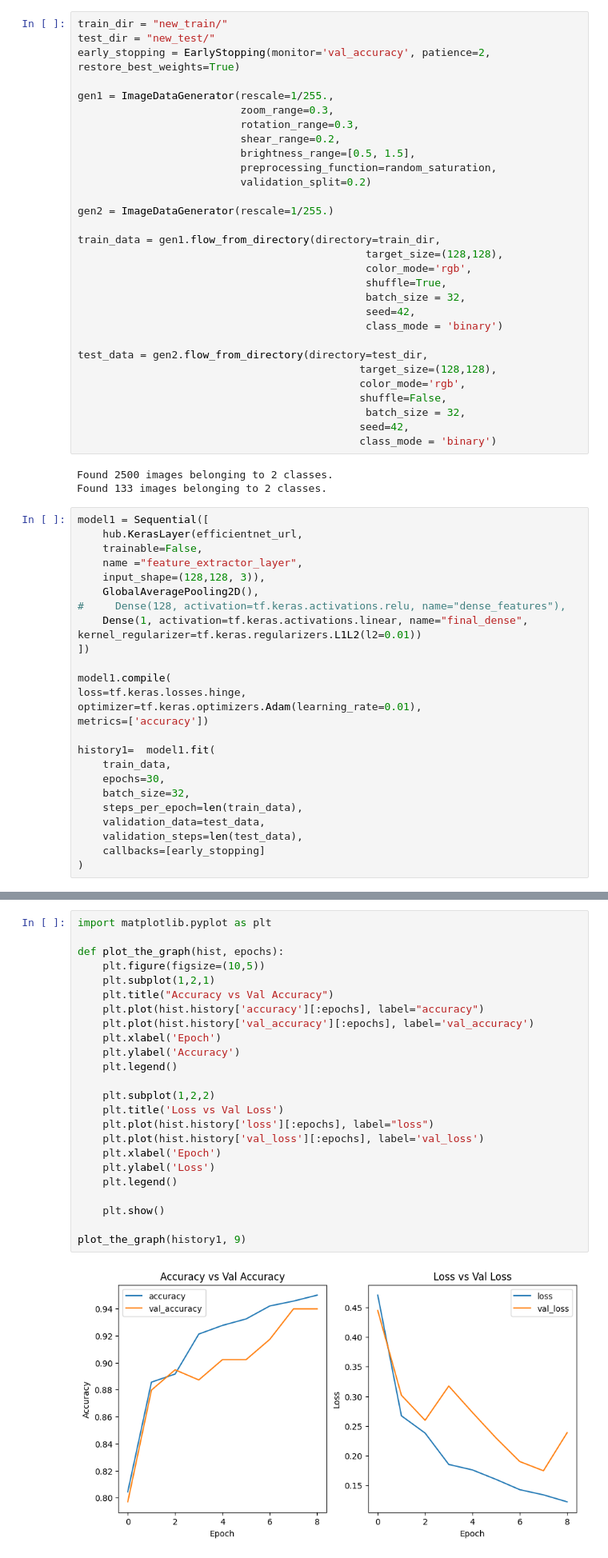
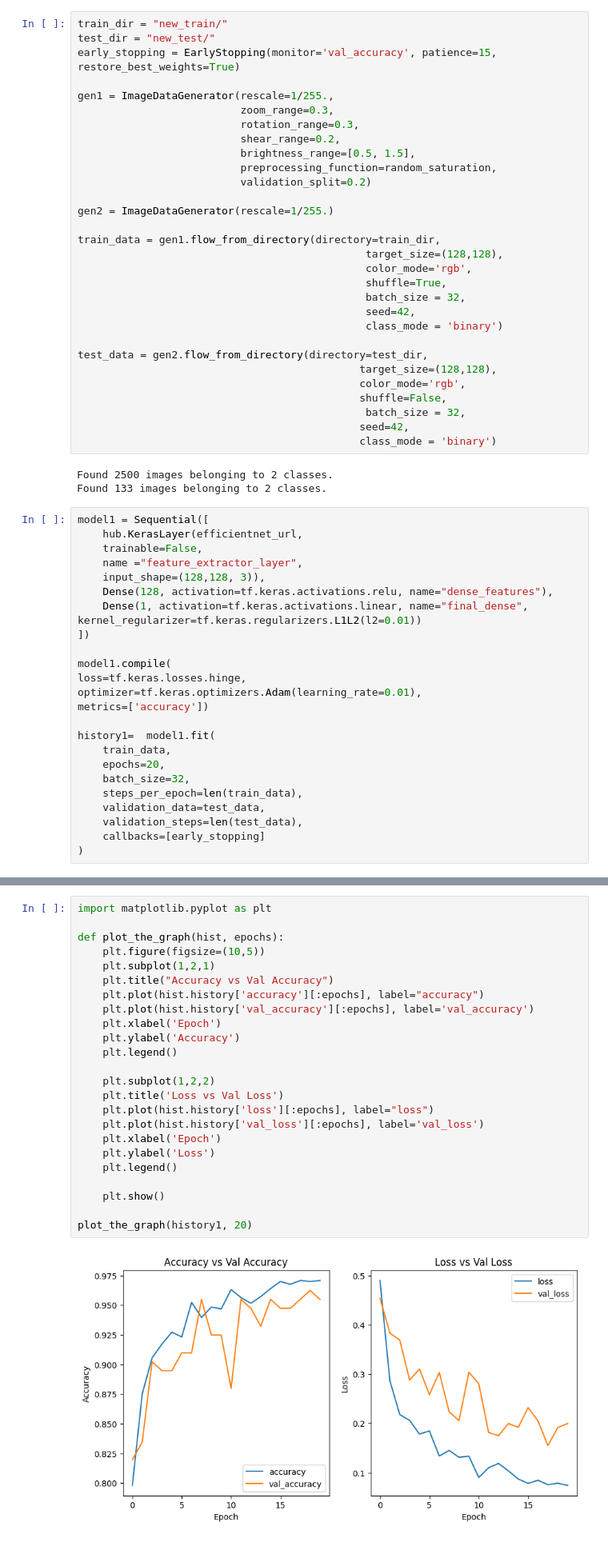
Before and after one commit to 5h4rrK/Leprosy_Detection, a Jupyter notebook: notebook/Leprosy.ipynb, the cells around one changed output, grey strips where cells are left out. Shown at 80% size. Cells and saved outputs as stored; diff of their text form.

```diff
--- a/notebook/Leprosy.ipynb
+++ b/notebook/Leprosy.ipynb
@@ -104,7 +104,7 @@ def random_saturation(img):
 # %%
 train_dir = "new_train/"
 test_dir = "new_test/"
-early_stopping = EarlyStopping(monitor='val_accuracy', patience=2, restore_best_weights=True)
+early_stopping = EarlyStopping(monitor='val_accuracy', patience=15, restore_best_weights=True)
 
 gen1 = ImageDataGenerator(rescale=1/255.,
                           zoom_range=0.3,
@@ -140,8 +140,7 @@ model1 = Sequential([
     trainable=False,
     name ="feature_extractor_layer",
     input_shape=(128,128, 3)),
-    GlobalAveragePooling2D(),
-#     Dense(128, activation=tf.keras.activations.relu, name="dense_features"),
+    Dense(128, activation=tf.keras.activations.relu, name="dense_features"),
     Dense(1, activation=tf.keras.activations.linear, name="final_dense", kernel_regularizer=tf.keras.regularizers.L1L2(l2=0.01))
 ])
 
@@ -152,7 +151,7 @@ metrics=['accuracy'])
 
 history1=  model1.fit(
     train_data,
-    epochs=30,
+    epochs=20,
     batch_size=32,
     steps_per_epoch=len(train_data),
     validation_data=test_data,
@@ -164,29 +179,29 @@ ValueError: Only instances of `keras.Layer` can be added to a Sequential model.
 # %%
 import matplotlib.pyplot as plt
 
 def plot_the_graph(hist, epochs):
     plt.figure(figsize=(10,5))
     plt.subplot(1,2,1)
     plt.title("Accuracy vs Val Accuracy")
     plt.plot(hist.history['accuracy'][:epochs], label="accuracy")
     plt.plot(hist.history['val_accuracy'][:epochs], label='val_accuracy')
     plt.xlabel('Epoch')
     plt.ylabel('Accuracy')
     plt.legend()
 
     plt.subplot(1,2,2)
     plt.title('Loss vs Val Loss')
     plt.plot(hist.history['loss'][:epochs], label="loss")
     plt.plot(hist.history['val_loss'][:epochs], label='val_loss')
     plt.xlabel('Epoch')
     plt.ylabel('Loss')
     plt.legend()
 
     plt.show()
 
-plot_the_graph(history1, 9)
+plot_the_graph(history1, 20)
 # %% [output]
-[figure, old version]
+[figure, new version]
 # %%
 model1.summary()
 # %% [output]
```
Also changed, not shown: parts of 11 cells of this notebook.
